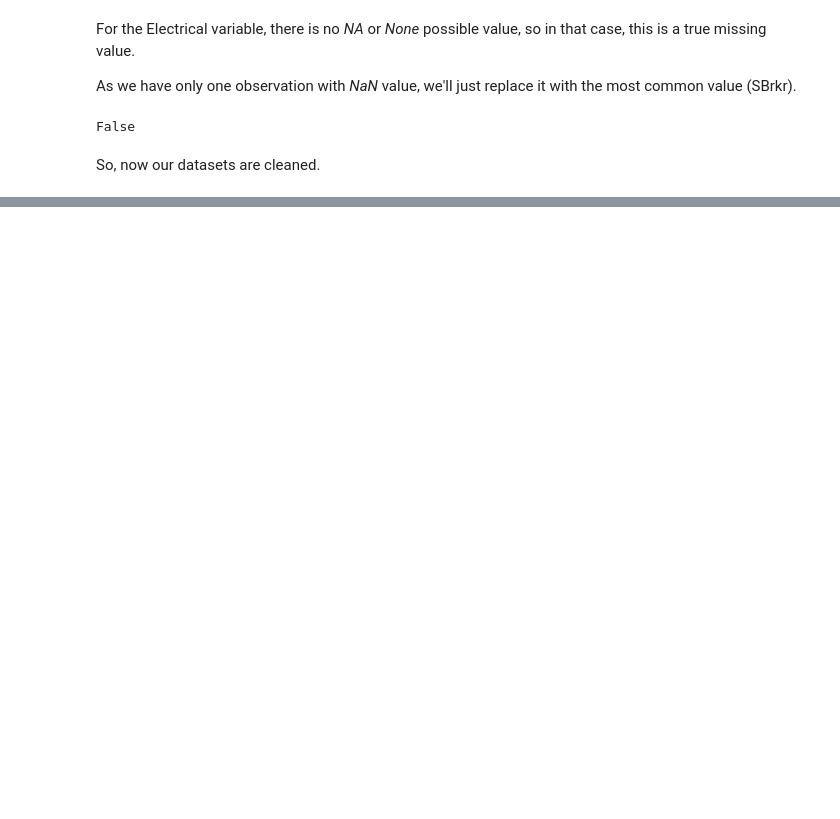
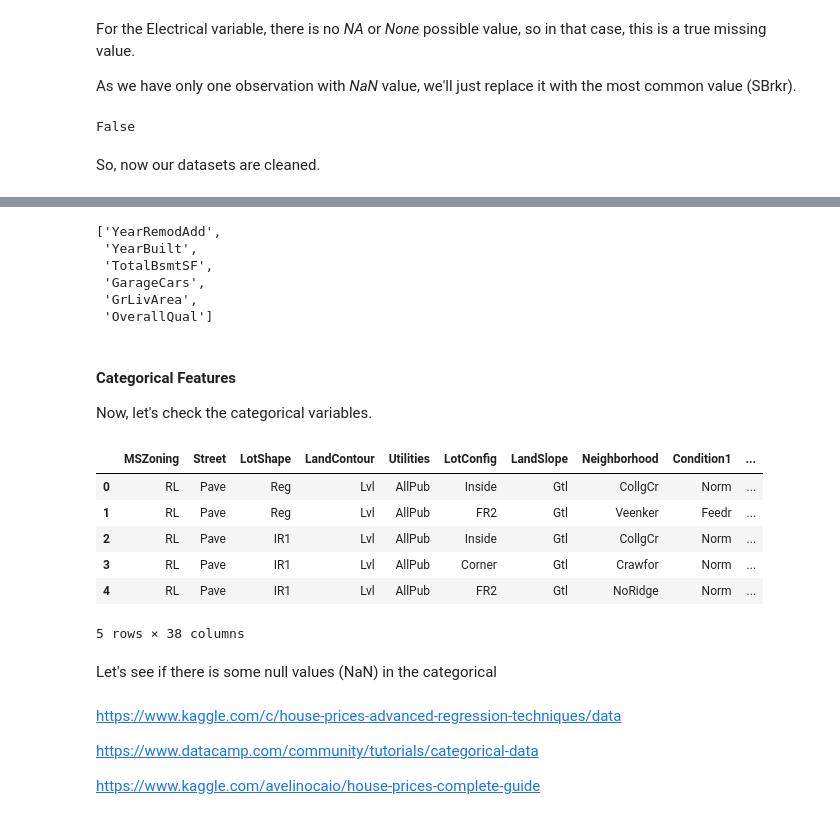
Before and after one commit to cpatrickalves/kaggle-houses-prices-prediction, a Jupyter notebook: kernel.ipynb, the cells around one changed output, grey strips where cells are left out. Drawn from its saved outputs; the diff is of its cells as text; code cells hidden in the pictures; blank space fills up the shorter version.

```diff
--- a/kernel.ipynb
+++ b/kernel.ipynb
@@ -247,0 +358,44 @@ So, now our datasets are cleaned.
+# %%
+# Make a copy
+selected_numerical_columns = high_correlated_columns[:]
+# Remove variables
+selected_numerical_columns.remove('TotRmsAbvGrd')
+selected_numerical_columns.remove('GarageArea')
+selected_numerical_columns.remove('1stFlrSF')
+selected_numerical_columns.remove('FullBath')
+
+# Show selected columns
+selected_numerical_columns
+# %% [output]
+['YearRemodAdd',
+ 'YearBuilt',
+ 'TotalBsmtSF',
+ 'GarageCars',
+ 'GrLivArea',
+ 'OverallQual']
+# %% [markdown]
+#### Categorical Features
+
+Now, let's check the categorical variables.
+# %%
+# Get only categorical columns
+categ_columns = list(train.dtypes[train.dtypes == 'object'].index)
+
+# Show some data
+train[categ_columns].head()
+# %% [output]
+|  | MSZoning | Street | LotShape | LandContour | Utilities | LotConfig | LandSlope | Neighborhood | Condition1 | ... |
+| 0 | RL | Pave | Reg | Lvl | AllPub | Inside | Gtl | CollgCr | Norm | ... |
+| 1 | RL | Pave | Reg | Lvl | AllPub | FR2 | Gtl | Veenker | Feedr | ... |
+| 2 | RL | Pave | IR1 | Lvl | AllPub | Inside | Gtl | CollgCr | Norm | ... |
+| 3 | RL | Pave | IR1 | Lvl | AllPub | Corner | Gtl | Crawfor | Norm | ... |
+| 4 | RL | Pave | IR1 | Lvl | AllPub | FR2 | Gtl | NoRidge | Norm | ... |
+5 rows × 38 columns
+# %% [markdown]
+Let's see if there is some null values (NaN) in the categorical
+# %% [markdown]
+https://www.kaggle.com/c/house-prices-advanced-regression-techniques/data
+
+https://www.datacamp.com/community/tutorials/categorical-data
+
+https://www.kaggle.com/avelinocaio/house-prices-complete-guide
```
Also changed, not shown: parts of 16 cells of this notebook.
